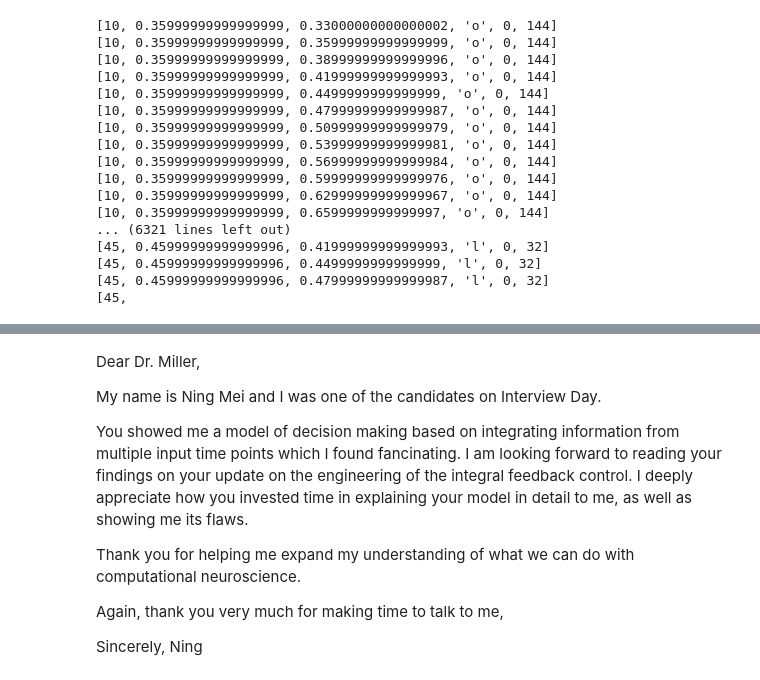
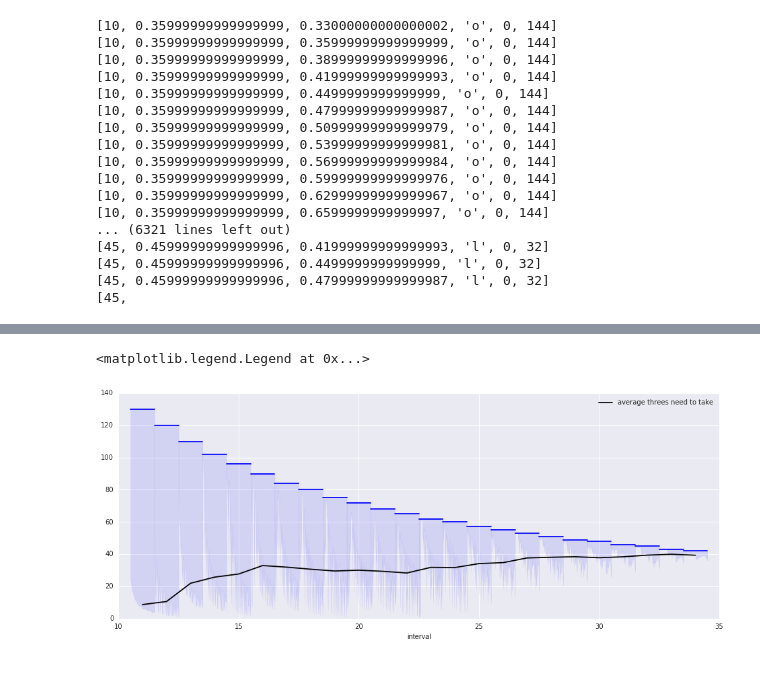
Before and after one commit to nmningmei/intuitive_probability_games, a Jupyter notebook: How can a NBA team get 100 points in just half of the game.ipynb, the cells around one changed output, grey strips where cells are left out. Cells and saved outputs as stored; diff of their text form; code cells hidden in the pictures.

```diff
--- a/How can a NBA team get 100 points in just half of the game.ipynb
+++ b/How can a NBA team get 100 points in just half of the game.ipynb
@@ -120,4 +143,0 @@ intersect
-# %%
-intersect = np.array(intersect)
-fig,ax = plt.subplots(figsize=(16,8))
-ax.scatter(intersect[:,1],intersect[:,2],s=intersect[:,0])
@@ -127,13 +144,18 @@ ax.scatter(intersect[:,1],intersect[:,2],s=intersect[:,0])
-# %% [markdown]
-Dear Dr. Miller,
-
-My name is Ning Mei and I was one of the candidates on Interview Day.
-
-You showed me a model of decision making based on integrating information from multiple input time points which I found fancinating. I am looking forward to reading your findings on your update on the engineering of the integral feedback control. I deeply appreciate how you invested time in explaining your model in detail to me, as well as showing me its flaws.
-
-Thank you for helping me expand my understanding of what we can do with computational neuroscience.
-
-Again, thank you very much for making time to talk to me,
-
-Sincerely,
-Ning
+# %%
+plt.close('all')
+fig,ax = plt.subplots(figsize=(16,6))
+yy=[]
+for interval in pd.unique(intersect['interval'])[:-2]:
+    temp_df = intersect[intersect['interval']==interval]
+    temp_df=temp_df.sort_values(by=['three_point_ptg'])
+    xx = np.linspace(interval - 0.5, interval + 0.5,len(temp_df))
+    ax.fill_between(xx,temp_df['all_attempts']-temp_df['taking_twos'],
+                 temp_df['all_attempts'],temp_df['minimum_threes'],alpha=0.1,color='blue')
+    ax.plot(xx,temp_df['all_attempts'],alpha=1.,color='b',label='')
+    yy.append(np.mean(temp_df['all_attempts']-temp_df['taking_twos']))
+ax.plot(pd.unique(intersect['interval'])[:-2],yy,alpha=1.,color='k',label='average threes need to take')
+ax.set(xlabel='interval')
+ax.legend(loc='best')
+# %% [output]
+<matplotlib.legend.Legend at 0x...>
+[figure, added]
```
Also changed, not shown: parts of 13 cells of this notebook, 1 other file.
